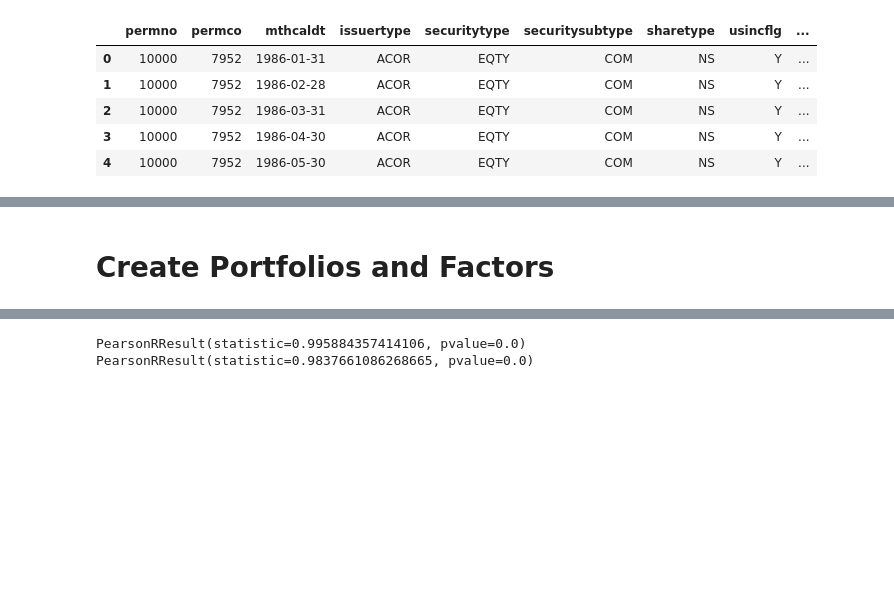
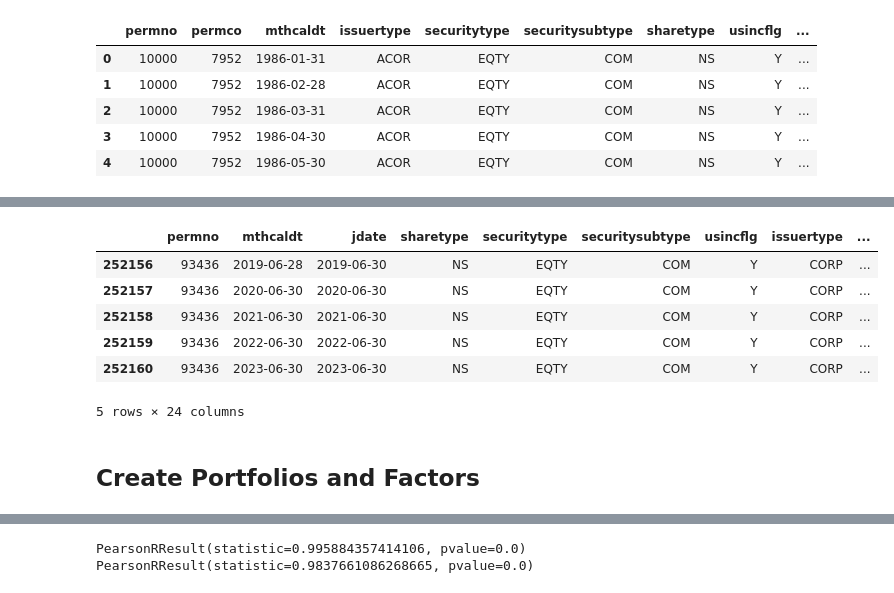
Before and after one commit to finm-32900/finm-32900.github.io, a Jupyter notebook: _sources/output/_04_Fama_French_1993.ipynb, the cells around one changed output, grey strips where cells are left out. Cells and saved outputs as stored; diff of their text form; code cells hidden in the pictures; blank space fills up the shorter version.

```diff
--- a/_sources/output/_04_Fama_French_1993.ipynb
+++ b/_sources/output/_04_Fama_French_1993.ipynb
@@ -60,7 +58,7 @@ ccm = pull_CRSP_Compustat.load_CRSP_Comp_Link_Table(data_dir=DATA_DIR)
 
 To estimate book value of preferred stock they use the redemption or liquidation or par value of preferred stock (in that order). Since Book Equity is almost missing for the whole sample during the 1950's, we constrained our sample to begin in 1960. Additionally, we created a variable that counts number of annual records in Compustat files."
 # %%
-comp = calc_Fama_French_1993_factors.calc_book_equity_and_years_in_compustat(comp)
+comp = calc_Fama_French_1993.calc_book_equity_and_years_in_compustat(comp)
 # %%
 comp.info()
 # %% [output]
@@ -150,7 +180,17 @@ Following along with the linked methodology,
 
 > After data cleaning, the book-to-market ratio for every firm in the sample were calculated by dividing Book Equity (for fiscal year that ends on year t-1) over the market value of its common equity at the end of December year t -1. These book-to-market ratios and Market Capitalization (as of December year t-1) were assigned to June year t in order to create portfolios."
 # %%
-ccm_jun = calc_Fama_French_1993_factors.merge_CRSP_and_Compustat(crsp_jun, comp, ccm)
+ccm_jun = calc_Fama_French_1993.merge_CRSP_and_Compustat(crsp_jun, comp, ccm)
+# %%
+ccm_jun.tail()
+# %% [output]
+|  | permno | mthcaldt | jdate | sharetype | securitytype | securitysubtype | usincflg | issuertype | ... |
+| 252156 | 93436 | 2019-06-28 | 2019-06-30 | NS | EQTY | COM | Y | CORP | ... |
+| 252157 | 93436 | 2020-06-30 | 2020-06-30 | NS | EQTY | COM | Y | CORP | ... |
+| 252158 | 93436 | 2021-06-30 | 2021-06-30 | NS | EQTY | COM | Y | CORP | ... |
+| 252159 | 93436 | 2022-06-30 | 2022-06-30 | NS | EQTY | COM | Y | CORP | ... |
+| 252160 | 93436 | 2023-06-30 | 2023-06-30 | NS | EQTY | COM | Y | CORP | ... |
+5 rows × 24 columns
 # %% [markdown]
-# Create Portfolios and Factors
+## Create Portfolios and Factors
 # %% [markdown]
```
Also changed, not shown: parts of 26 cells of this notebook, 48 other files.
